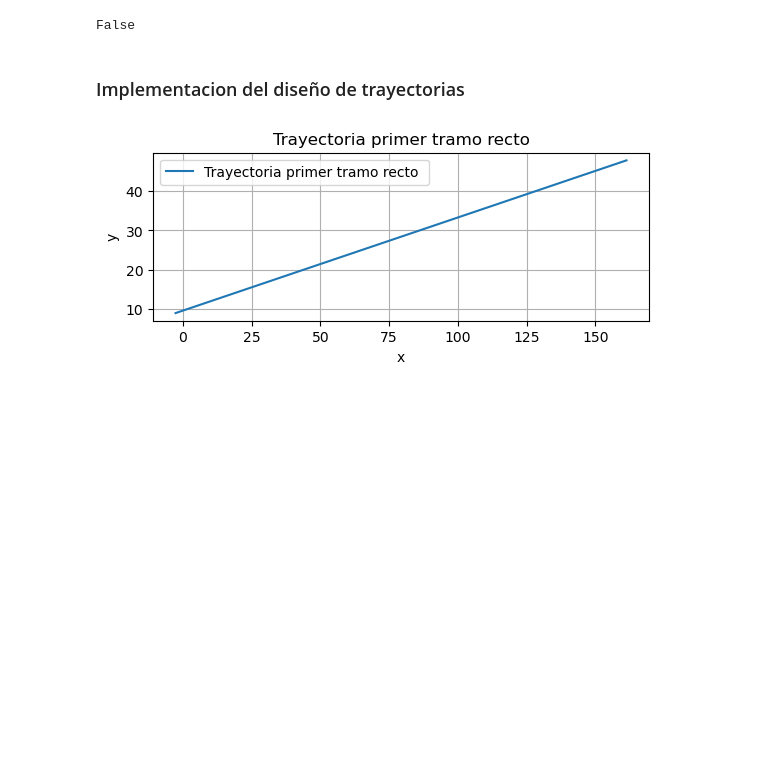
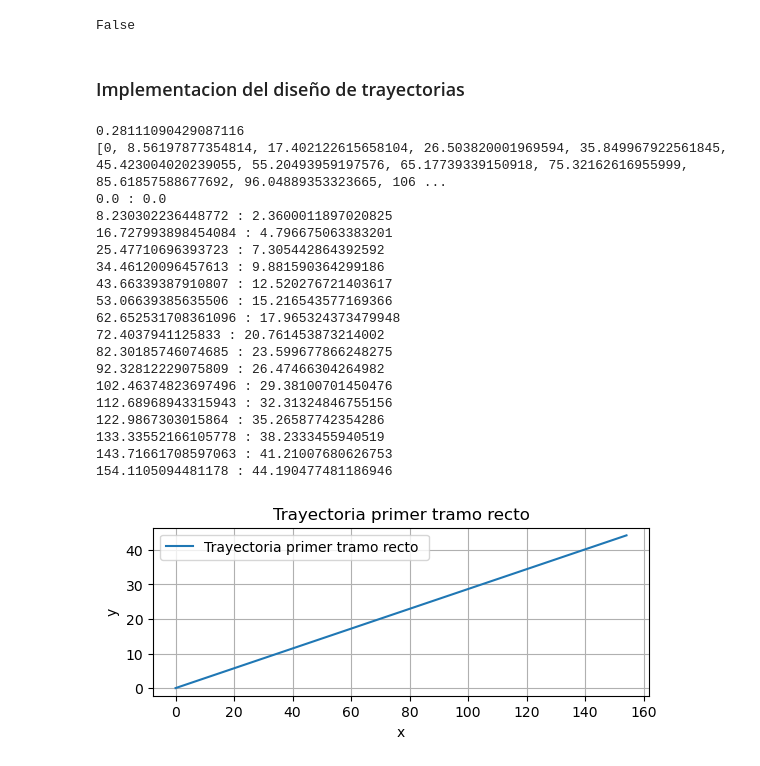
Before and after one commit to ricardolcvuba/tp_modelacion_grupo09, a Jupyter notebook: tp_modelacion.ipynb, the cells around one changed output. Drawn from its saved outputs; the diff is of its cells as text; code cells hidden in the pictures; blank space fills up the shorter version.

```diff
--- a/tp_modelacion.ipynb
+++ b/tp_modelacion.ipynb
@@ -33,6 +32,8 @@ def f_fuerza(t):
-# %%
-def f_recta(tiempo, posicion, velocidad):
-  return  f_fuerza(tiempo) / m
+# %%
+dist_limite = 0
+G = 9.81
+def f_recta(tiempo, posicion, velocidad):
+  return ((2400*G)/800)*(1 - posicion/dist_limite)
 # %% [markdown]
 ## Trayectoria
 # %% [markdown]
@@ -146,12 +147,12 @@ def condicion_de_corte_limite(limite, operacion, y):
     elif operacion== ">":
         return y > limite
 # %%
-def range_kutta_de_orden_4(f, t0, y0, u0, h, limite, operacion):
+def range_kutta_de_orden_4(f, t0, y0, u0, h, limite):
     t = t0
     y = y0
     u = u0
     resultados = [(t, y, u)]
-    while condicion_de_corte_limite(limite, operacion, y):
+    while limite > y:
         m1 = u
         k1 = f(t, y, u)
 
@@ -167,7 +168,6 @@ def range_kutta_de_orden_4(f, t0, y0, u0, h, limite, operacion):
         y += (h / 6) * (m1 + 2 * m2 + 2 * m3 + m4)
         u += (h / 6) * (k1 + 2 * k2 + 2 * k3 + k4)
         t += h
-
         resultados.append((t, y, u))
     return resultados
 # %%
@@ -200,42 +200,73 @@ def range_kutta_de_orden_4_aux(f, t0, y0, u0, h, n):
 p_ini_der_1er_tramo = np.array([0,0])
 p_ini_izq_1er_tramo = punto_final_de_una_recta(p_ini_der_1er_tramo, 17.46, (180-107))
 p_ini_izq_1er_tramo = [-1, 1]*p_ini_izq_1er_tramo
 p_inicial_primer_tramo = punto_aleatorio_en_un_segmento(p_ini_der_1er_tramo, p_ini_izq_1er_tramo)
 
 #punto final
 p_final_izq_1er_tramo = punto_final_de_una_recta(p_ini_izq_1er_tramo, 154.50, 16.7)
 p_final_der_1er_tramo = punto_final_de_una_recta(p_ini_der_1er_tramo, 164.16, 16)
 p_final_primer_tramo = punto_aleatorio_en_un_segmento(p_final_izq_1er_tramo, p_final_der_1er_tramo)
 
+#dist de corte
+dist_limite = math.sqrt(p_final_primer_tramo[0]**2 + p_final_primer_tramo[1]**2)
+
 #angulo de trayectoria
 adyacente = abs(p_inicial_primer_tramo[0] - p_final_primer_tramo[0])
 opuesto = abs(p_inicial_primer_tramo[1] - p_final_primer_tramo[1])
-angulo_rad = math.atan2(opuesto, adyacente)
+angulo_rad_1er = math.atan2(opuesto, adyacente)
+print(angulo_rad_1er)
 
 #velocidad
 modulo_vel_inicial = random.uniform(62.2, 84.7222)
-vel_ini_x = modulo_vel_inicial*math.cos(angulo_rad)
-vel_ini_y = modulo_vel_inicial*math.sin(angulo_rad)
 
 t = 0
 h = 0.1
-x_result_1er_tramo = range_kutta_de_orden_4(f_recta, t, p_inicial_primer_tramo[0], vel_ini_x, h, p_final_der_1er_tramo[0], "<")
-y_result_1er_tramo = range_kutta_de_orden_4_aux(f_recta, t, p_inicial_primer_tramo[1], vel_ini_y, h, len(x_result_1er_tramo))
+y = 0
+x_result_1er_tramo = range_kutta_de_orden_4(f_recta, t, y, modulo_vel_inicial, h, dist_limite)
 
-pos_x_1er_tramo = [tupla[1] for tupla in x_result_1er_tramo]
-pos_y_1er_tramo = [tupla[1] for tupla in y_result_1er_tramo]
-vel_x_1er_tramo = [tupla[2] for tupla in x_result_1er_tramo]
-vel_y_1er_tramo = [tupla[2] for tupla in y_result_1er_tramo]
-t_final_1er_tramo = [tupla[0] for tupla in y_result_1er_tramo]
-t_final_1er_tramo = t_final_1er_tramo[-1]
+puntos_1er_tramo = []
+distancias_1er_tramo = [tupla[1] for tupla in x_result_1er_tramo]
+vel_1er_tramo = [tupla[2] for tupla in x_result_1er_tramo]
+t_final_1er_tramo = [tupla[0] for tupla in x_result_1er_tramo][-1]
+t_relativo = t_final_1er_tramo
+print(distancias_1er_tramo)
+for i in range(len(distancias_1er_tramo)):
+    hipotenusa = distancias_1er_tramo[i]
+    pos_x = hipotenusa * np.math.cos(angulo_rad_1er)
+    pos_y = hipotenusa * np.math.sin(angulo_rad_1er)
+    print(f"{pos_x} : {pos_y}")
+    puntos_1er_tramo.append([pos_x, pos_y])
+
+
+pos_x_1er_tramo = [subvector[0] for subvector in puntos_1er_tramo]
+pos_y_1er_tramo = [subvector[1] for subvector in puntos_1er_tramo]
 
 plt.subplot(2, 1, 1)
 plt.plot(pos_x_1er_tramo, pos_y_1er_tramo, label="Trayectoria primer tramo recto ")
 plt.xlabel("x")
 plt.ylabel("y")
 plt.title("Trayectoria primer tramo recto")
 plt.legend()
 plt.grid()
 plt.show()
 # %% [output]
+0.28111090429087116
+[0, 8.56197877354814, 17.402122615658104, 26.503820001969594, 35.849967922561845, 45.423004020239055, 55.20493959197576, 65.17739339150918, 75.32162616955999, 85.61857588677692, 96.04889353323665, 106 ...
+0.0 : 0.0
+8.230302236448772 : 2.3600011897020825
+16.727993898454084 : 4.796675063383201
+25.47710696393723 : 7.305442864392592
+34.46120096457613 : 9.881590364299186
+43.66339387910807 : 12.520276721403617
+53.06639385635506 : 15.216543577169366
+62.652531708361096 : 17.965324373479948
+72.4037941125833 : 20.761453873214002
+82.30185746074685 : 23.599677866248275
+92.32812229075809 : 26.47466304264982
+102.46374823697496 : 29.38100701450476
+112.68968943315943 : 32.31324846755156
+122.9867303015864 : 35.26587742354286
+133.33552166105778 : 38.2333455940519
+143.71661708597063 : 41.21007680626753
+154.1105094481178 : 44.190477481186946
-[figure, old version]
+[figure, new version]
```
Also changed, not shown: parts of 18 cells of this notebook.
